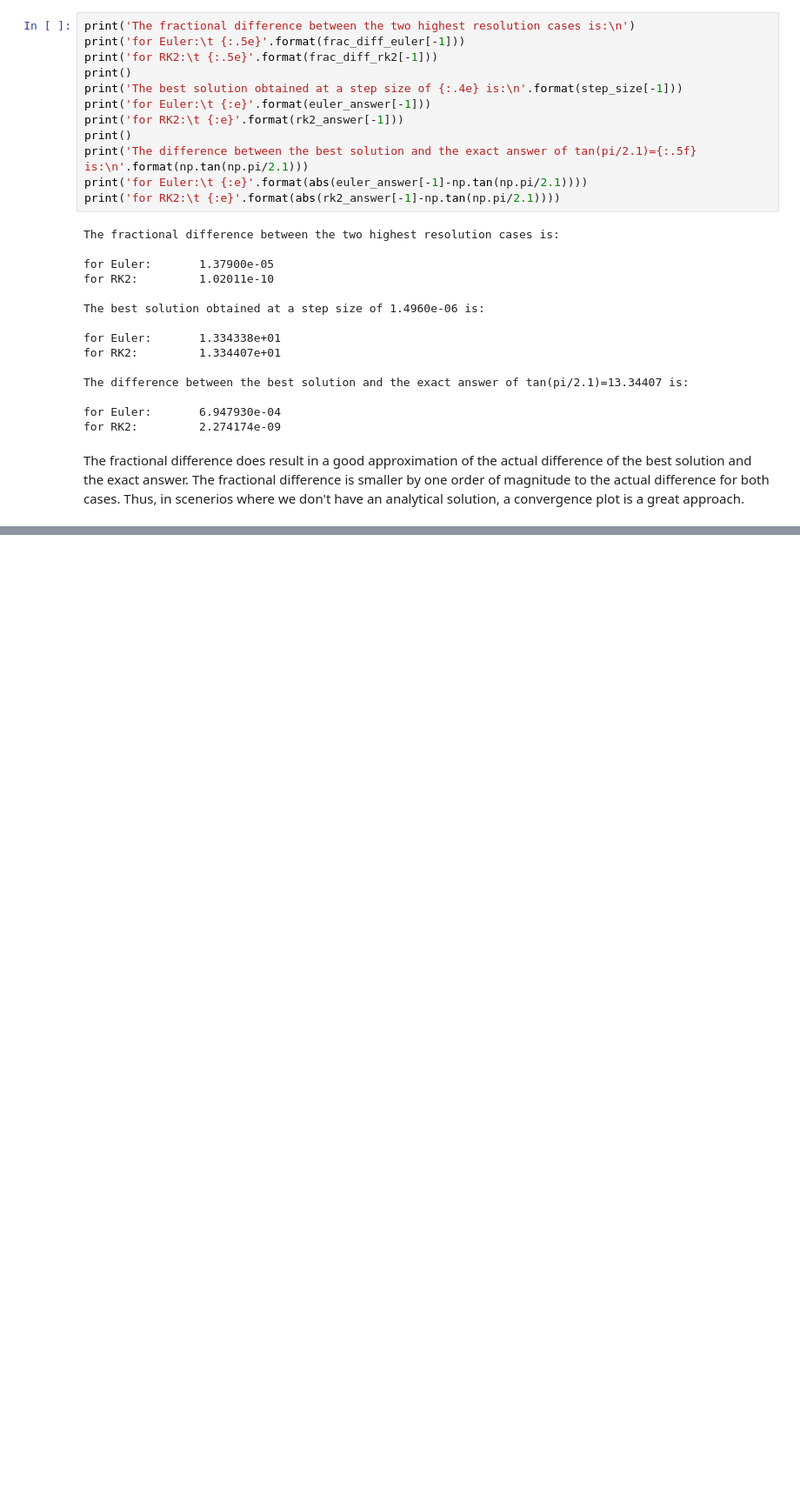
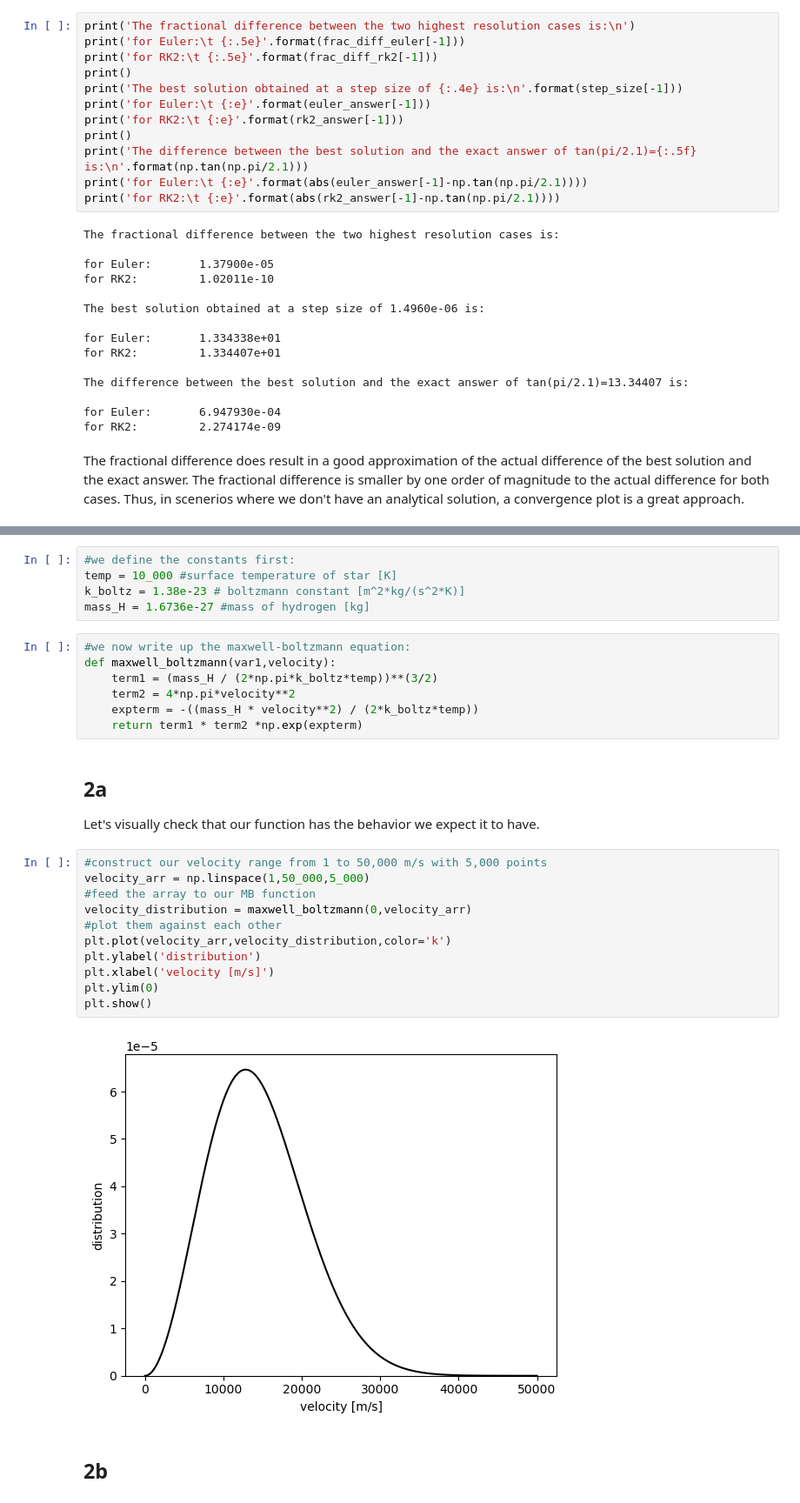
Before and after one commit to gilgarcia-01/ASTR5900, a Jupyter notebook: hw/hw3/ggarcia_hw3_numerical_integration.ipynb, the cells around one changed output, grey strips where cells are left out. Shown at 87% size. Saved outputs shown, nothing was run; the diff lists cells and outputs as text; blank space fills up the shorter version.

Commit message:
MB equation added

```diff
--- a/hw/hw3/ggarcia_hw3_numerical_integration.ipynb
+++ b/hw/hw3/ggarcia_hw3_numerical_integration.ipynb
@@ -440,3 +440,34 @@ the minimum speed to a speed of "infinity."  Determine how precise is your solut
 (i.e., what is your error bar?), considering both the convergence as you decrease your
 stepsize and also the convergence as you end your integration at larger velocities
 (approaching "infinity").
+# %%
+#we define the constants first:
+temp = 10_000 #surface temperature of star [K]
+k_boltz = 1.38e-23 # boltzmann constant [m^2*kg/(s^2*K)]
+mass_H = 1.6736e-27 #mass of hydrogen [kg]
+# %%
+#we now write up the maxwell-boltzmann equation:
+def maxwell_boltzmann(var1,velocity):
+    term1 = (mass_H / (2*np.pi*k_boltz*temp))**(3/2)
+    term2 = 4*np.pi*velocity**2
+    expterm = -((mass_H * velocity**2) / (2*k_boltz*temp))
+    return term1 * term2 *np.exp(expterm)
+# %% [markdown]
+## 2a
+
+Let's visually check that our function has the behavior we expect it to have.
+# %%
+#construct our velocity range from 1 to 50,000 m/s with 5,000 points
+velocity_arr = np.linspace(1,50_000,5_000)
+#feed the array to our MB function
+velocity_distribution = maxwell_boltzmann(0,velocity_arr)
+#plot them against each other
+plt.plot(velocity_arr,velocity_distribution,color='k')
+plt.ylabel('distribution')
+plt.xlabel('velocity [m/s]')
+plt.ylim(0)
+plt.show()
+# %% [output]
+[figure, added]
+# %% [markdown]
+## 2b
```
Also changed, not shown: parts of 8 cells of this notebook.
